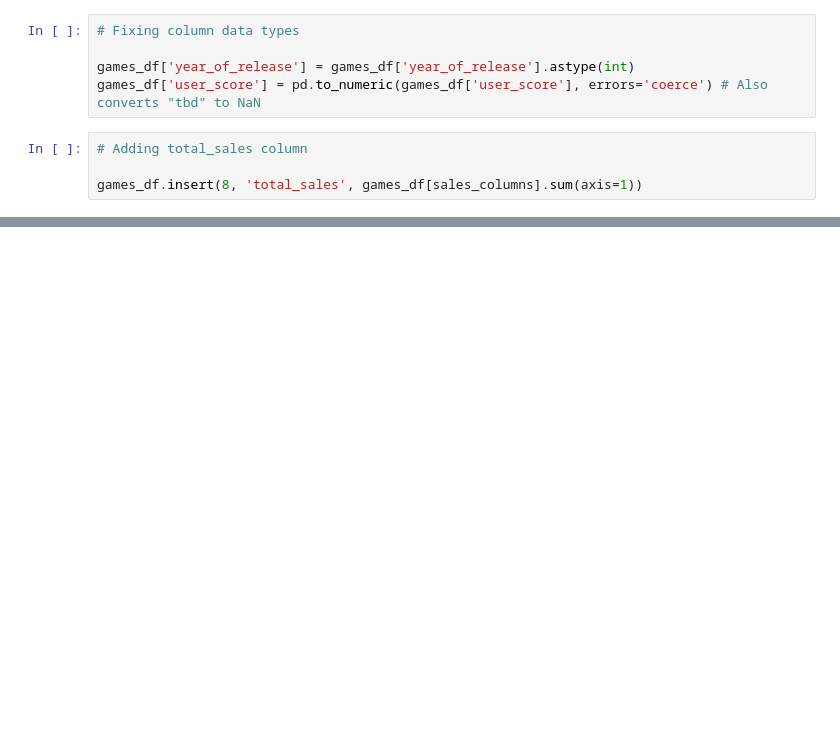
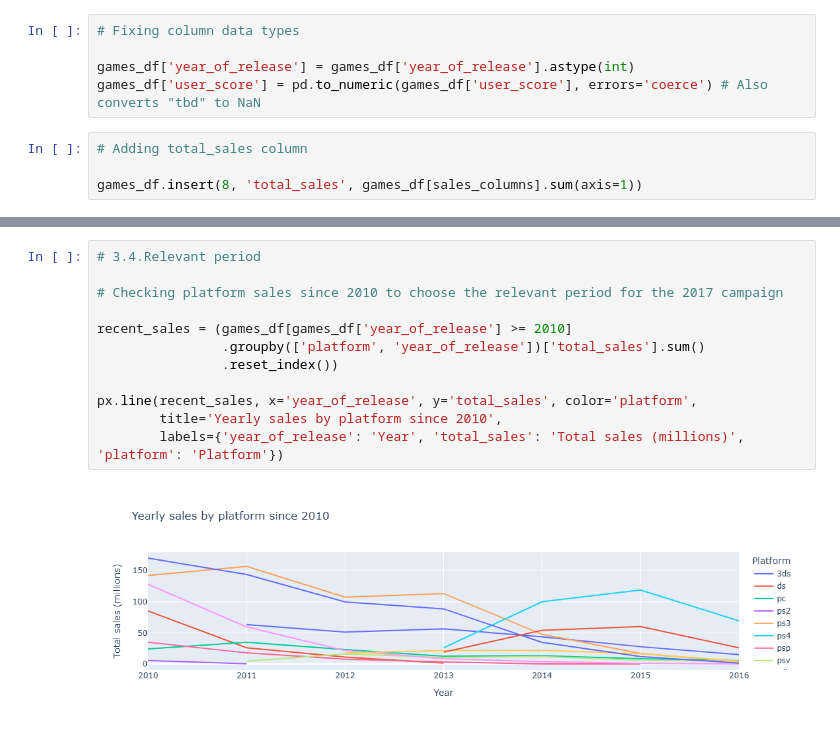
Before and after one commit to CaueFabrizioBS/game-over-or-high-score, a Jupyter notebook: game_over_or_high_score_analysis.ipynb, the cells around one changed output, grey strips where cells are left out. Cells and saved outputs as stored; diff of their text form; blank space fills up the shorter version.

```diff
--- a/game_over_or_high_score_analysis.ipynb
+++ b/game_over_or_high_score_analysis.ipynb
@@ -174,0 +299,14 @@ memory usage: 2.2 MB
+# %%
+# 3.4.Relevant period
+
+# Checking platform sales since 2010 to choose the relevant period for the 2017 campaign
+
+recent_sales = (games_df[games_df['year_of_release'] >= 2010]
+                .groupby(['platform', 'year_of_release'])['total_sales'].sum()
+                .reset_index())
+
+px.line(recent_sales, x='year_of_release', y='total_sales', color='platform',
+        title='Yearly sales by platform since 2010',
+        labels={'year_of_release': 'Year', 'total_sales': 'Total sales (millions)', 'platform': 'Platform'})
+# %% [output]
+[figure, added]
```
Also changed, not shown: parts of 27 cells of this notebook.
